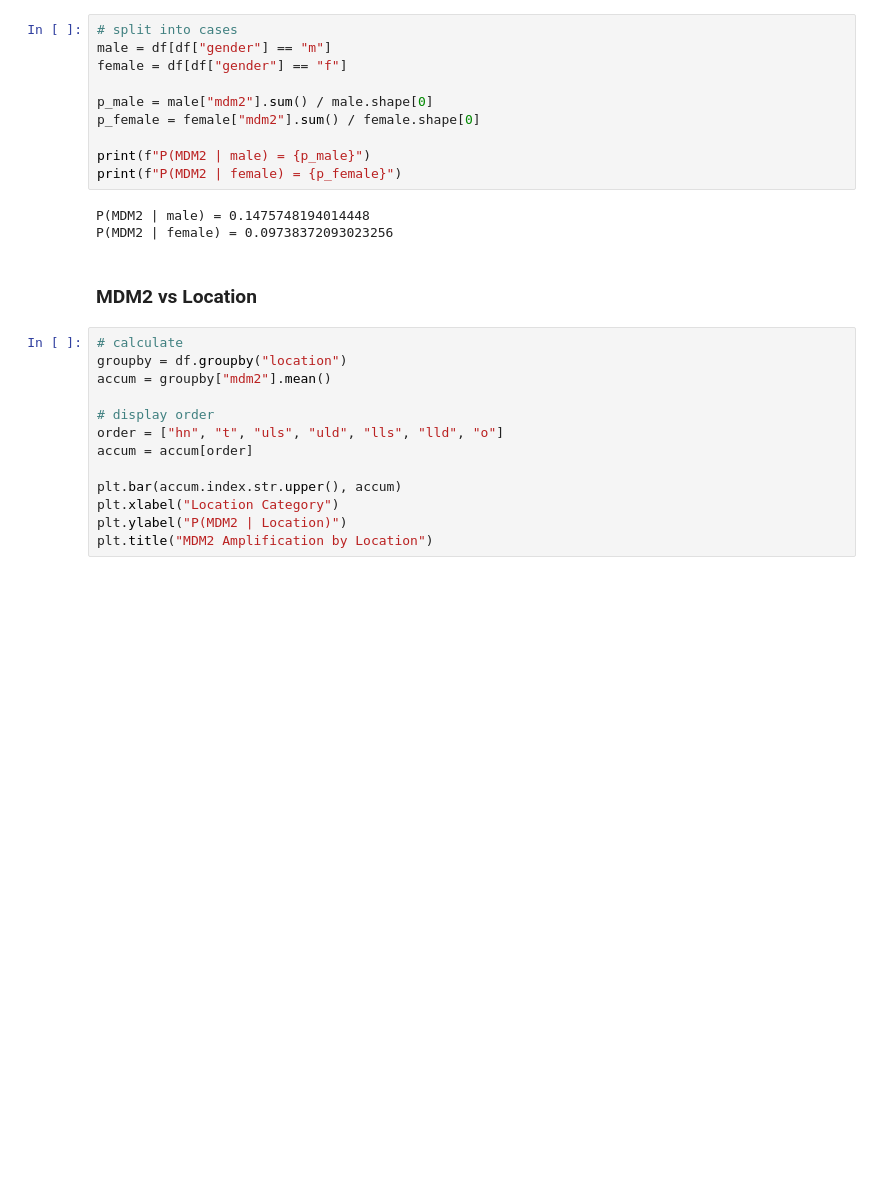
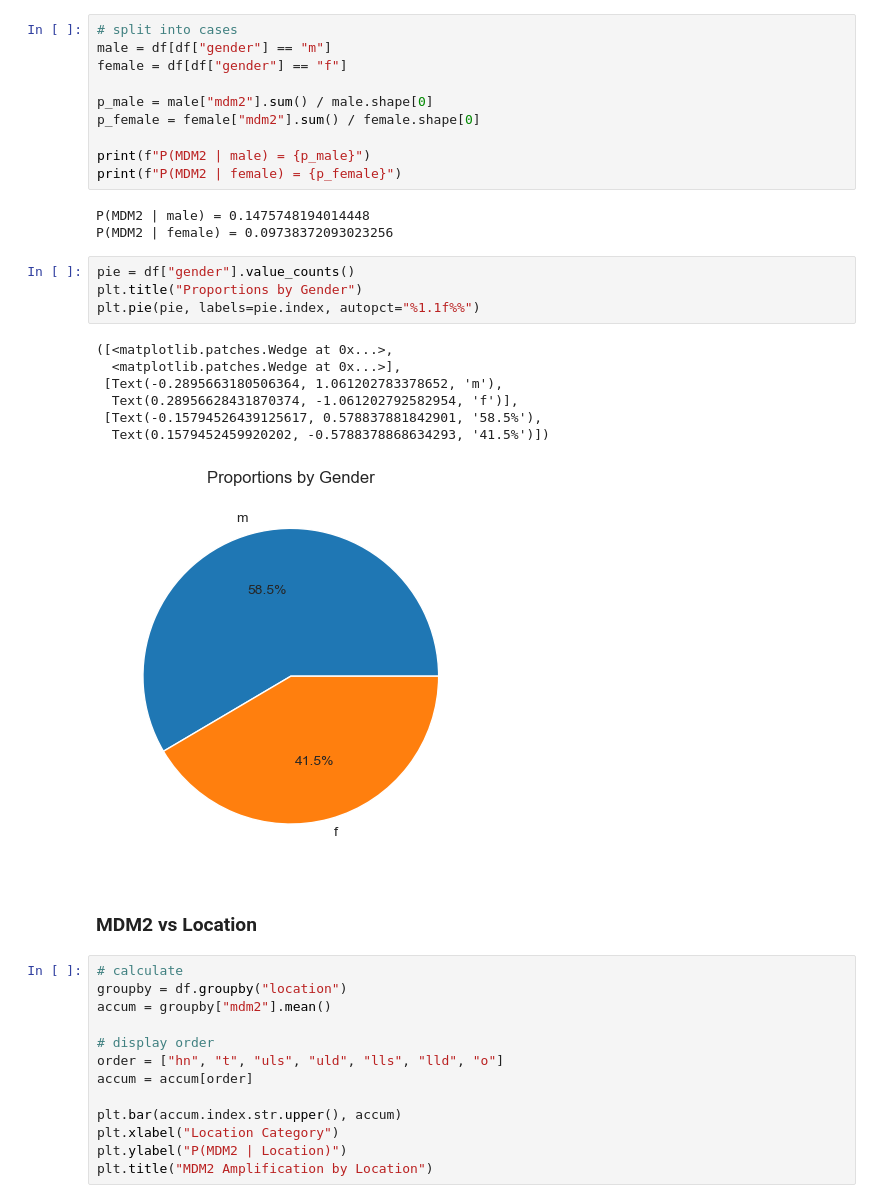
Before and after one commit to rhobro/mdm2, a Jupyter notebook: analyse.ipynb, the cells around one changed output. Saved outputs shown, nothing was run; the diff lists cells and outputs as text; blank space fills up the shorter version.

```diff
--- a/analyse.ipynb
+++ b/analyse.ipynb
@@ -64,6 +71,18 @@ print(f"P(MDM2 | female) = {p_female}")
 # %% [output]
 P(MDM2 | male) = 0.1475748194014448
 P(MDM2 | female) = 0.09738372093023256
+# %%
+pie = df["gender"].value_counts()
+plt.title("Proportions by Gender")
+plt.pie(pie, labels=pie.index, autopct="%1.1f%%")
+# %% [output]
+([<matplotlib.patches.Wedge at 0x...>,
+  <matplotlib.patches.Wedge at 0x...>],
+ [Text(-0.2895663180506364, 1.061202783378652, 'm'),
+  Text(0.28956628431870374, -1.061202792582954, 'f')],
+ [Text(-0.15794526439125617, 0.578837881842901, '58.5%'),
+  Text(0.1579452459920202, -0.5788378868634293, '41.5%')])
+[figure, added]
 # %% [markdown]
 ### MDM2 vs Location
 # %%
```
Also changed, not shown: parts of 6 cells of this notebook, 13 other files.
